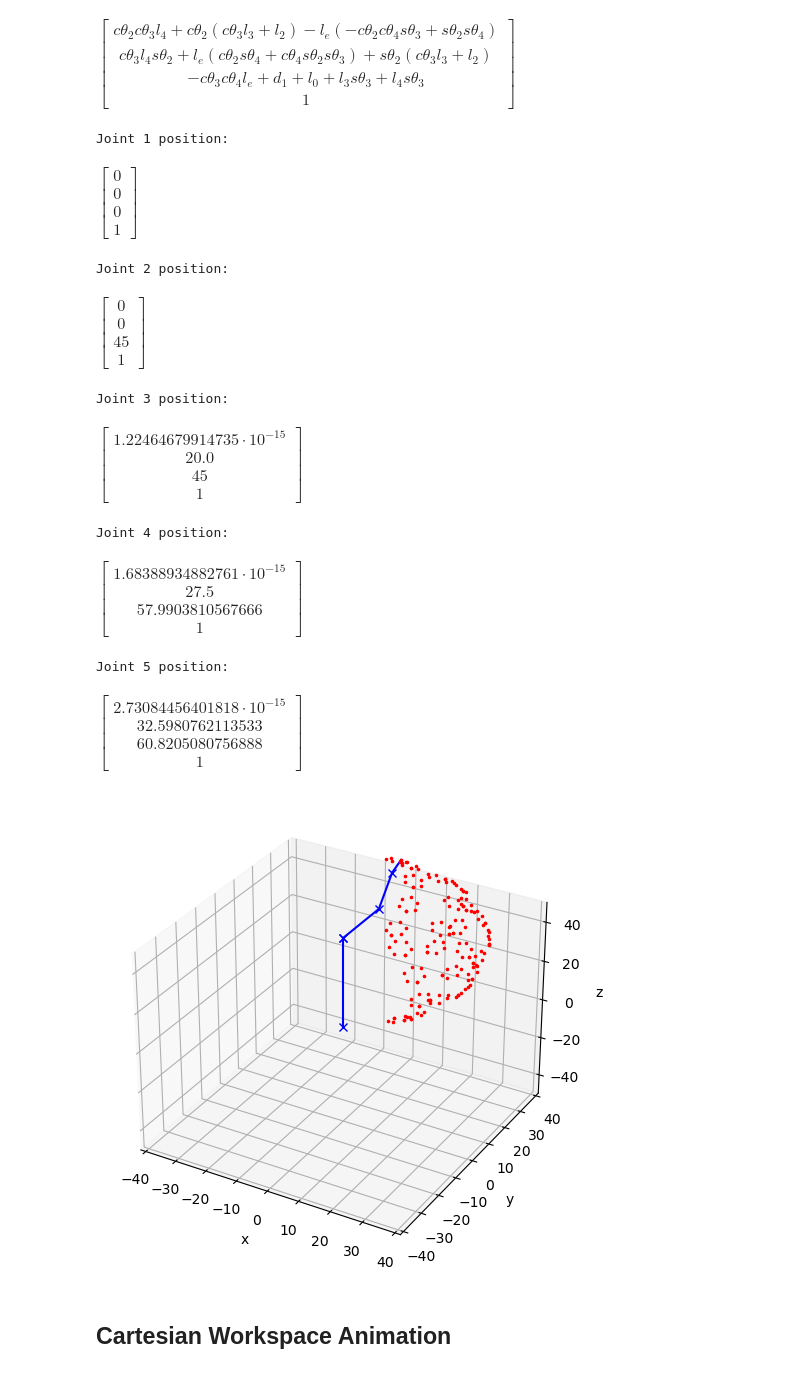
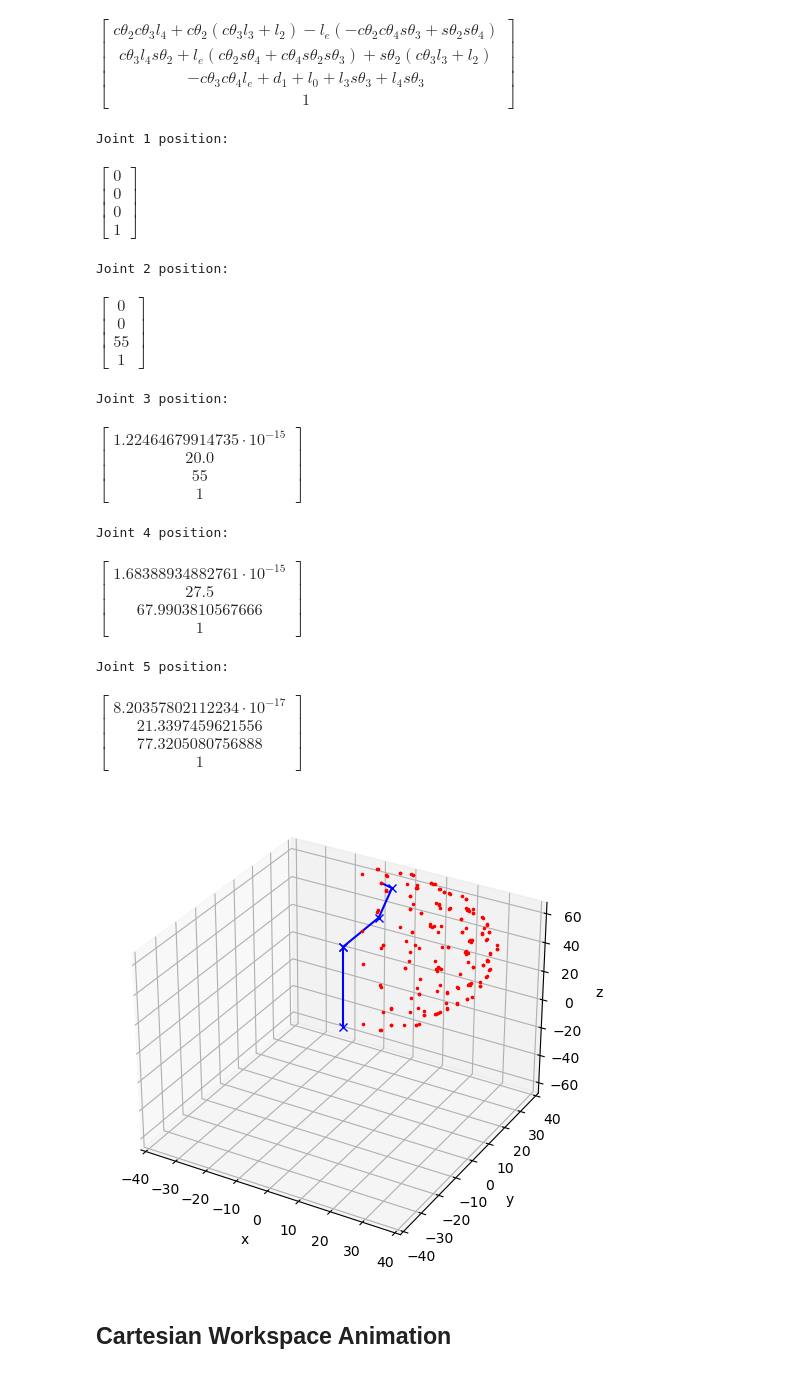
Before and after one commit to sunfanyi/robot-arm-analysis, a Jupyter notebook: forward_kinematics.ipynb, the cells around one changed output. Drawn from its saved outputs; the diff is of its cells as text; code cells hidden in the pictures.

```diff
--- a/forward_kinematics.ipynb
+++ b/forward_kinematics.ipynb
@@ -18,11 +18,11 @@ l2 = symbols('l_2')
 l3 = symbols('l_3')
 l4 = symbols('l_4')
 le = symbols('l_e')
-l0_val = 5
+l0_val = 15
 l2_val = 20
 l3_val = 15
 l4_val = 5
-le_val = 3
+le_val = 10
 
 # Variables
 theta2 = symbols(r"\theta_2")
@@ -105,13 +105,14 @@ $\displaystyle \left[\begin{matrix}0\\0\\0\\1\end{matrix}\right]$
 $\displaystyle ^0P_{Oe}$
 $\displaystyle \left[\begin{matrix}c\theta_{2} c\theta_{3} l_{4} + c\theta_{2} \left(c\theta_{3} l_{3} + l_{2}\right) - l_{e} \left(- c\theta_{2} c\theta_{4} s\theta_{3} + s\theta_{2} s\theta_{4}\right)\\c\theta_{3} l_{4} s\theta_{2} + l_{e} \left(c\theta_{2} s\theta_{4} + c\theta_{4} s\theta_{2} s\theta_{3}\right) + s\theta_{2} \left(c\theta_{3} l_{3} + l_{2}\right)\\- c\theta_{3} c\theta_{4} l_{e} + d_{1} + l_{0} + l_{3} s\theta_{3} + l_{4} s\theta_{3}\\1\end{matrix}\right]$
 # %%
+%matplotlib inline
 # Assign Variables
 d_theta = 30
 theta2_range = np.arange(-30, 90 + d_theta, d_theta)
 # theta2_range = [0]
 theta3_range = np.arange(-60, 60 + d_theta, d_theta)
 # theta3_range = [0]
-theta4_range = np.arange(0, 360 + d_theta*2, d_theta*2)
+theta4_range = np.arange(-180, 180 + d_theta*2, d_theta*2)
 # theta4_range = [0]
 # d1_range = np.arange(0, 40 + 5, 5)
 d1_range = [40]
@@ -132,38 +133,38 @@ for d1_val in d1_range:
                 ax.scatter(end_pos[0], end_pos[1], end_pos[2], s=10, c='r', marker='.')
 
 Pii_pos = Matrix([0, 0, 0, 1])
 P01_pos = (T01 * Pii_pos).subs(values)
 P02_pos = (T01 * T12 * Pii_pos).subs(values)
 P03_pos = (T01 * T12 * T23 * Pii_pos).subs(values)
 P04_pos = (T01 * T12 * T23 * T34 * Pii_pos).subs(values)
 
 
 plot_links(ax, [Pii_pos, P01_pos, P02_pos, P03_pos, P04_pos, end_pos],
            show_coor=False)
 
 joint_print([Pii_pos, P01_pos, P03_pos, P04_pos, end_pos], alias)
 
 ax.set_xlabel('x')
 ax.set_ylabel('y')
 ax.set_zlabel('z')
 x_max = l2_val + l3_val + l4_val
 z_max = d1_range[-1] + l0_val + le_val
 ax.set_xlim([-x_max*1, x_max*1])
 ax.set_ylim([-x_max*1, x_max*1])
 ax.set_zlim([-z_max*1, z_max*1])
 plt.show()
 # %% [output]
 Joint 1 position:
 $\displaystyle \left[\begin{matrix}0\\0\\0\\1\end{matrix}\right]$
 Joint 2 position:
-$\displaystyle \left[\begin{matrix}0\\0\\45\\1\end{matrix}\right]$
+$\displaystyle \left[\begin{matrix}0\\0\\55\\1\end{matrix}\right]$
 Joint 3 position:
-$\displaystyle \left[\begin{matrix}1.22464679914735 \cdot 10^{-15}\\20.0\\45\\1\end{matrix}\right]$
+$\displaystyle \left[\begin{matrix}1.22464679914735 \cdot 10^{-15}\\20.0\\55\\1\end{matrix}\right]$
 Joint 4 position:
-$\displaystyle \left[\begin{matrix}1.68388934882761 \cdot 10^{-15}\\27.5\\57.9903810567666\\1\end{matrix}\right]$
+$\displaystyle \left[\begin{matrix}1.68388934882761 \cdot 10^{-15}\\27.5\\67.9903810567666\\1\end{matrix}\right]$
 Joint 5 position:
-$\displaystyle \left[\begin{matrix}2.73084456401818 \cdot 10^{-15}\\32.5980762113533\\60.8205080756888\\1\end{matrix}\right]$
+$\displaystyle \left[\begin{matrix}8.20357802112234 \cdot 10^{-17}\\21.3397459621556\\77.3205080756888\\1\end{matrix}\right]$
-[figure, old version]
+[figure, new version]
 # %% [markdown]
 ## Cartesian Workspace Animation
 # %%
```
Also changed, not shown: parts of 7 cells of this notebook, 4 other files.
